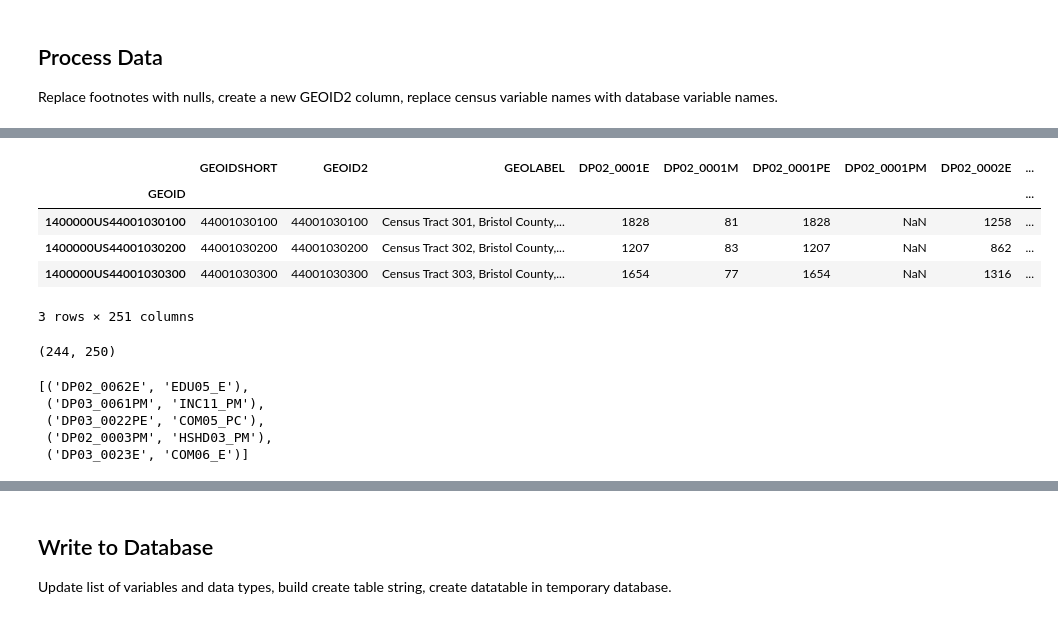
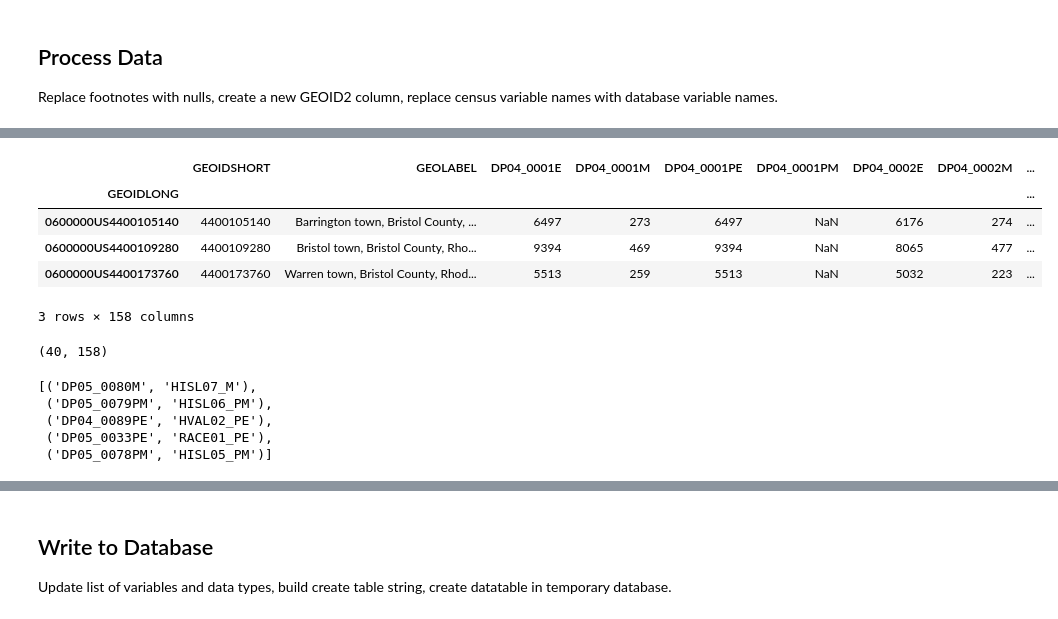
Before and after one commit to Brown-University-Library/geodata_rigeodb, a Jupyter notebook: census_acs/census_acs.ipynb, the cells around one changed output, grey strips where cells are left out. Drawn from its saved outputs; the diff is of its cells as text; code cells hidden in the pictures.

```diff
--- a/census_acs/census_acs.ipynb
+++ b/census_acs/census_acs.ipynb
@@ -13,20 +13,20 @@ from IPython.display import clear_output
 keyfile='census_key.txt'
 
 #API variables - UPDATE THE YEAR AND GEO
-year='2018'
-geo='tract' # 'zip code tabulation area' or 'public use microdata area' or 'tract'
+year='2021'
+geo='county subdivision' # 'zip code tabulation area' or 'county subdivision' or 'tract'
 state='44'
 dsource='acs'
-dsource2='acs5'
-dname='profile'
+dsource2='acs5' # 5-year ACS
+dname='profile' # data profile tables
 
 #Variables to read in from spreadsheet - UPDATE WORKSHEET
-worksheet='acs1' # 'acs1' or 'acs2'
-geoexcelsheet={'zip code tabulation area':'zctas', 'public use microdata area':'pumas', 'tract':'tracts'}
+worksheet='pophousing' # 'socialecon' or 'pophousing'
+geoexcelsheet={'zip code tabulation area':'zctas', 'county subdivision':'county_subdivs', 'tract':'tracts'}
 geotype=geoexcelsheet.get(geo)
 
 #SQL output
-tabname='{}_{}{}'.format(geotype,year,worksheet)
+tabname='{}_acs{}_{}'.format(geotype,year,worksheet)
 dbname=os.path.join('outputs','testdb.sqlite')
 
 #Dump files for api data storage
@@ -141,9 +141,9 @@ def getdata():
         if geotype=='zctas':
             data_url = f'{base_url}?get={batchcols}&for={geo}:{g}&key={api_key}'
             dropvar=-1
-        elif geotype=='pumas':
-            data_url = f'{base_url}?get={batchcols}&for={geo}:*&in=state:{state}&key={api_key}'
-            dropvar=-2
+        elif geotype=='county_subdivs':
+            data_url = f'{base_url}?get={batchcols}&for={geo}:*&in=state:{state}&in=county:{county}&key={api_key}'
+            dropvar=-3
         elif geotype=='tracts':
             data_url = f'{base_url}?get={batchcols}&for={geo}:*&in=state:{state}&in=county:{county}&key={api_key}'
             dropvar=-3
@@ -178,18 +178,16 @@ if geotype=='zctas':
             datalist.append(georecord[1])
         else:
             datalist.append(georecord[1])
-elif geotype=='pumas':
-    datalist=getdata()
-elif geotype=='tracts':
+else:
     for county in geoids:
         georecord=getdata()
         print('Retrieved data for',county)
         if len(datalist)==0:
-            for tract in georecord:
-                datalist.append(tract)
+            for geog in georecord:
+                datalist.append(geog)
         else:
-            for tract in georecord[1:]:
-                datalist.append(tract)
+            for geog in georecord[1:]:
+                datalist.append(geog)
 
 dlrows=len(datalist)
 dlitems=sum(len(x) for x in datalist)
@@ -238,16 +236,16 @@ footnotes=['-999999999','-999999999.0', '-999999999.00',
            '-222222222','-222222222.0', '-222222222.00']
 alldata.replace(footnotes,np.nan,inplace=True)
 # %%
-idxgeoid2={'zctas':-5, 'pumas':-7,'tracts':-11}
+idxgeoid2={'zctas':-5, 'county_subdivs':-10,'tracts':-11}
 alldata.insert(loc=0, column='GEOIDSHORT',value=alldata.index.str[idxgeoid2.get(geotype):])
 alldata.head(3)
 # %% [output]
-|  | GEOIDSHORT | GEOID2 | GEOLABEL | DP02_0001E | DP02_0001M | DP02_0001PE | DP02_0001PM | DP02_0002E | ... |
-| GEOID |  |  |  |  |  |  |  |  | ... |
-| 1400000US44001030100 | 44001030100 | 44001030100 | Census Tract 301, Bristol County,... | 1828 | 81 | 1828 | NaN | 1258 | ... |
-| 1400000US44001030200 | 44001030200 | 44001030200 | Census Tract 302, Bristol County,... | 1207 | 83 | 1207 | NaN | 862 | ... |
-| 1400000US44001030300 | 44001030300 | 44001030300 | Census Tract 303, Bristol County,... | 1654 | 77 | 1654 | NaN | 1316 | ... |
+|  | GEOIDSHORT | GEOLABEL | DP04_0001E | DP04_0001M | DP04_0001PE | DP04_0001PM | DP04_0002E | DP04_0002M | ... |
+| GEOIDLONG |  |  |  |  |  |  |  |  | ... |
+| 0600000US4400105140 | 4400105140 | Barrington town, Bristol County, ... | 6497 | 273 | 6497 | NaN | 6176 | 274 | ... |
+| 0600000US4400109280 | 4400109280 | Bristol town, Bristol County, Rho... | 9394 | 469 | 9394 | NaN | 8065 | 477 | ... |
+| 0600000US4400173760 | 4400173760 | Warren town, Bristol County, Rhod... | 5513 | 259 | 5513 | NaN | 5032 | 223 | ... |
-3 rows × 251 columns
+3 rows × 158 columns
 # %%
 # For PUMAS filter all the geotype for the state by local areas
 if geotype == 'pumas':
@@ -256,15 +254,15 @@ else:
     acsdata=alldata.copy().astype(object).sort_index()
 acsdata.shape
 # %% [output]
-(244, 250)
+(40, 158)
 # %%
-#Dictionary of column names from the census and the nyc geodatabase
+#Dictionary of column names from the census and the geodatabase
 cv_to_db=dict(zip(dfexcel.census_var, dfexcel.db_var))
 random.sample(list(cv_to_db.items()), 5)
 # %% [output]
-[('DP02_0062E', 'EDU05_E'),
- ('DP03_0061PM', 'INC11_PM'),
- ('DP03_0022PE', 'COM05_PC'),
- ('DP02_0003PM', 'HSHD03_PM'),
- ('DP03_0023E', 'COM06_E')]
+[('DP05_0080M', 'HISL07_M'),
+ ('DP05_0079PM', 'HISL06_PM'),
+ ('DP04_0089PE', 'HVAL02_PE'),
+ ('DP05_0033PE', 'RACE01_PE'),
+ ('DP05_0078PM', 'HISL05_PM')]
 # %%
```
Also changed, not shown: parts of 19 cells of this notebook, 44 other files.
